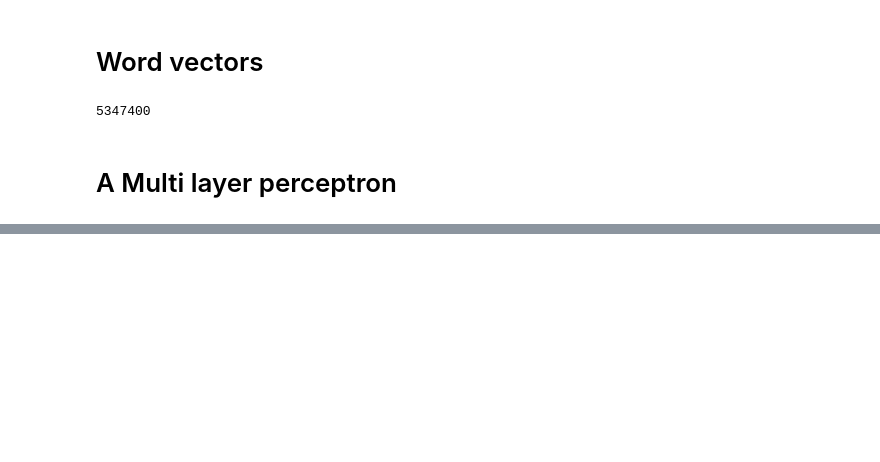
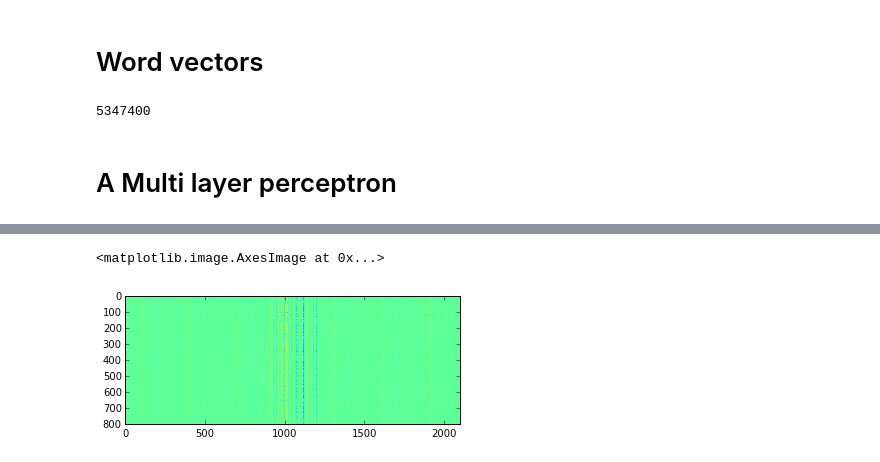
Before and after one commit to louissmit/SSLP, a Jupyter notebook: project/Pipeline-mlp.ipynb, the cells around one changed output, grey strips where cells are left out. Saved outputs shown, nothing was run; the diff lists cells and outputs as text; code cells hidden in the pictures; blank space fills up the shorter version.

```diff
--- a/project/Pipeline-mlp.ipynb
+++ b/project/Pipeline-mlp.ipynb
@@ -140,0 +143,5 @@ plot(range(i), errors)
+# %%
+imshow(W)
+# %% [output]
+<matplotlib.image.AxesImage at 0x...>
+[figure, added]
```
Also changed, not shown: parts of 7 cells of this notebook.
